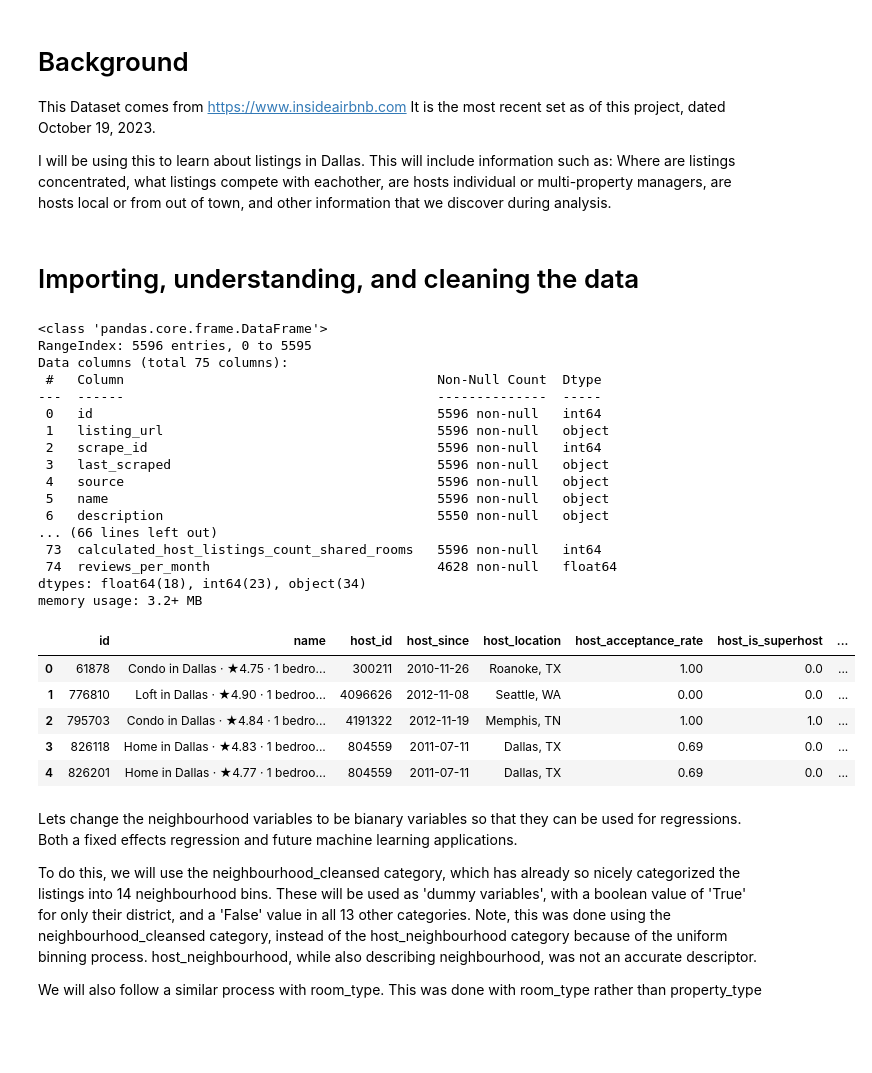
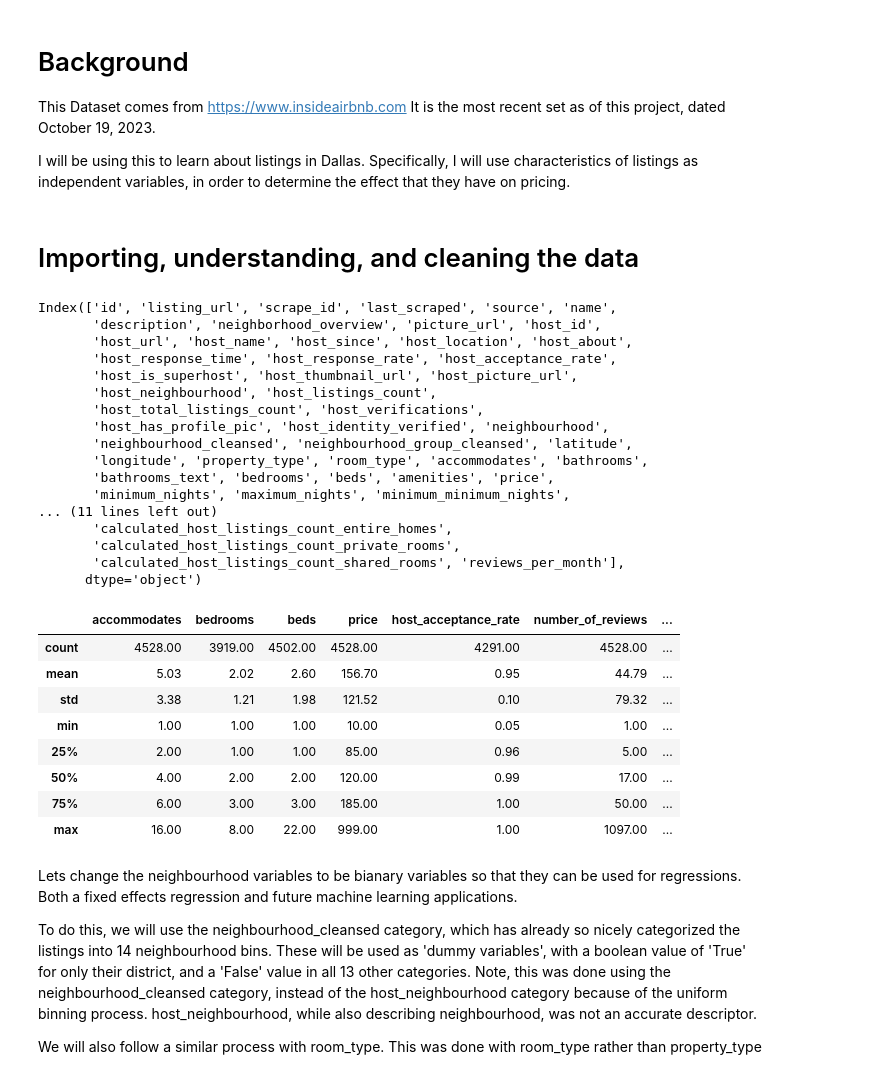
Before and after one commit to landon-g/PortfolioProjects, a Jupyter notebook: Airbnb Data.ipynb, the cells around one changed output. Saved outputs shown, nothing was run; the diff lists cells and outputs as text; code cells hidden in the pictures; blank space fills up the shorter version.

```diff
--- a/Airbnb Data.ipynb
+++ b/Airbnb Data.ipynb
@@ -3,9 +3,7 @@
 This Dataset comes from https://www.insideairbnb.com
 It is the most recent set as of this project, dated October 19, 2023.
 
-I will be using this to learn about listings in Dallas.
-This will include information such as:
-Where are listings concentrated, what listings compete with eachother, are hosts individual or multi-property managers, are hosts local or from out of town, and other information that we discover during analysis.
+I will be using this to learn about listings in Dallas. Specifically, I will use characteristics of listings as independent variables, in order to determine the effect that they have on pricing.
 # %% [markdown]
 # Importing, understanding, and cleaning the data
 # %%
@@ -21,48 +19,63 @@ import math
 df_raw = pd.read_csv(directory.path + 'RawData/listings.csv')
 # %%
 pd.set_option('display.max_columns', None)
-df_raw.info()
+df_raw.columns
 # %% [output]
-<class 'pandas.core.frame.DataFrame'>
-RangeIndex: 5596 entries, 0 to 5595
-Data columns (total 75 columns):
- #   Column                                        Non-Null Count  Dtype
----  ------                                        --------------  -----
- 0   id                                            5596 non-null   int64
- 1   listing_url                                   5596 non-null   object
- 2   scrape_id                                     5596 non-null   int64
- 3   last_scraped                                  5596 non-null   object
- 4   source                                        5596 non-null   object
- 5   name                                          5596 non-null   object
- 6   description                                   5550 non-null   object
-... (66 lines left out)
- 73  calculated_host_listings_count_shared_rooms   5596 non-null   int64
- 74  reviews_per_month                             4628 non-null   float64
-dtypes: float64(18), int64(23), object(34)
-memory usage: 3.2+ MB
+Index(['id', 'listing_url', 'scrape_id', 'last_scraped', 'source', 'name',
+       'description', 'neighborhood_overview', 'picture_url', 'host_id',
+       'host_url', 'host_name', 'host_since', 'host_location', 'host_about',
+       'host_response_time', 'host_response_rate', 'host_acceptance_rate',
+       'host_is_superhost', 'host_thumbnail_url', 'host_picture_url',
+       'host_neighbourhood', 'host_listings_count',
+       'host_total_listings_count', 'host_verifications',
+       'host_has_profile_pic', 'host_identity_verified', 'neighbourhood',
+       'neighbourhood_cleansed', 'neighbourhood_group_cleansed', 'latitude',
+       'longitude', 'property_type', 'room_type', 'accommodates', 'bathrooms',
+       'bathrooms_text', 'bedrooms', 'beds', 'amenities', 'price',
+       'minimum_nights', 'maximum_nights', 'minimum_minimum_nights',
+... (11 lines left out)
+       'calculated_host_listings_count_entire_homes',
+       'calculated_host_listings_count_private_rooms',
+       'calculated_host_listings_count_shared_rooms', 'reviews_per_month'],
+      dtype='object')
 # %%
 #Start data cleaning process.
 #Drop unnecessary columns.
 df = df_raw.loc[:,['id', 'name','host_id','host_since', 'host_location','host_acceptance_rate','host_is_superhost', 'neighbourhood_cleansed','latitude','longitude', 'room_type', 'accommodates', 'bedrooms', 'beds', 'price','minimum_nights', 'maximum_nights', 'number_of_reviews', 'review_scores_rating', 'review_scores_accuracy', 'review_scores_communication', 'review_scores_location', 'review_scores_value']]
 
 #Changes superhost true/false values to bianary values
 df['host_is_superhost'] = df['host_is_superhost'].replace({'t' : 1 , 'f' : 0})
 
 #Change value of host_since to a date format
 df['host_since'] = df['host_since'].astype('datetime64[ns]')
 
 #Create new columns for price and acceptance rate. Changes the data type to a float value and removes the signs
 df['price'] = df['price'].replace('[\$,]', '', regex=True).astype(float)
 df['host_acceptance_rate'] = df['host_acceptance_rate'].str.rstrip('%').astype('float') / 100.0
 
-df.head()
+#Cleaning Outliers
+#Drop listings with less than 1 review
+df.drop(df[df['number_of_reviews'] < 1 ].index, inplace = True)
+
+#Remove listings with a 0% Acceptance Rate
+df.drop(df[df['host_acceptance_rate'] == 0].index, inplace = True)
+
+#Restrict listings with prices greater than $1000
+df.drop(df[df['price'] >= 1000].index, inplace = True)
+
+df = df.reset_index(drop = True)
+
+df[['accommodates','bedrooms','beds','price','host_acceptance_rate','number_of_reviews','review_scores_rating']].describe().round(2)
 # %% [output]
-|  | id | name | host_id | host_since | host_location | host_acceptance_rate | host_is_superhost | ... |
-| 0 | 61878 | Condo in Dallas · ★4.75 · 1 bedro... | 300211 | 2010-11-26 | Roanoke, TX | 1.00 | 0.0 | ... |
-| 1 | 776810 | Loft in Dallas · ★4.90 · 1 bedroo... | 4096626 | 2012-11-08 | Seattle, WA | 0.00 | 0.0 | ... |
-| 2 | 795703 | Condo in Dallas · ★4.84 · 1 bedro... | 4191322 | 2012-11-19 | Memphis, TN | 1.00 | 1.0 | ... |
-| 3 | 826118 | Home in Dallas · ★4.83 · 1 bedroo... | 804559 | 2011-07-11 | Dallas, TX | 0.69 | 0.0 | ... |
-| 4 | 826201 | Home in Dallas · ★4.77 · 1 bedroo... | 804559 | 2011-07-11 | Dallas, TX | 0.69 | 0.0 | ... |
+|  | accommodates | bedrooms | beds | price | host_acceptance_rate | number_of_reviews | ... |
+| count | 4528.00 | 3919.00 | 4502.00 | 4528.00 | 4291.00 | 4528.00 | ... |
+| mean | 5.03 | 2.02 | 2.60 | 156.70 | 0.95 | 44.79 | ... |
+| std | 3.38 | 1.21 | 1.98 | 121.52 | 0.10 | 79.32 | ... |
+| min | 1.00 | 1.00 | 1.00 | 10.00 | 0.05 | 1.00 | ... |
+| 25% | 2.00 | 1.00 | 1.00 | 85.00 | 0.96 | 5.00 | ... |
+| 50% | 4.00 | 2.00 | 2.00 | 120.00 | 0.99 | 17.00 | ... |
+| 75% | 6.00 | 3.00 | 3.00 | 185.00 | 1.00 | 50.00 | ... |
+| max | 16.00 | 8.00 | 22.00 | 999.00 | 1.00 | 1097.00 | ... |
 # %% [markdown]
 Lets change the neighbourhood variables to be bianary variables so that they can be used for regressions. Both a fixed effects regression and future machine learning applications.
 
```
Also changed, not shown: parts of 24 cells of this notebook.
